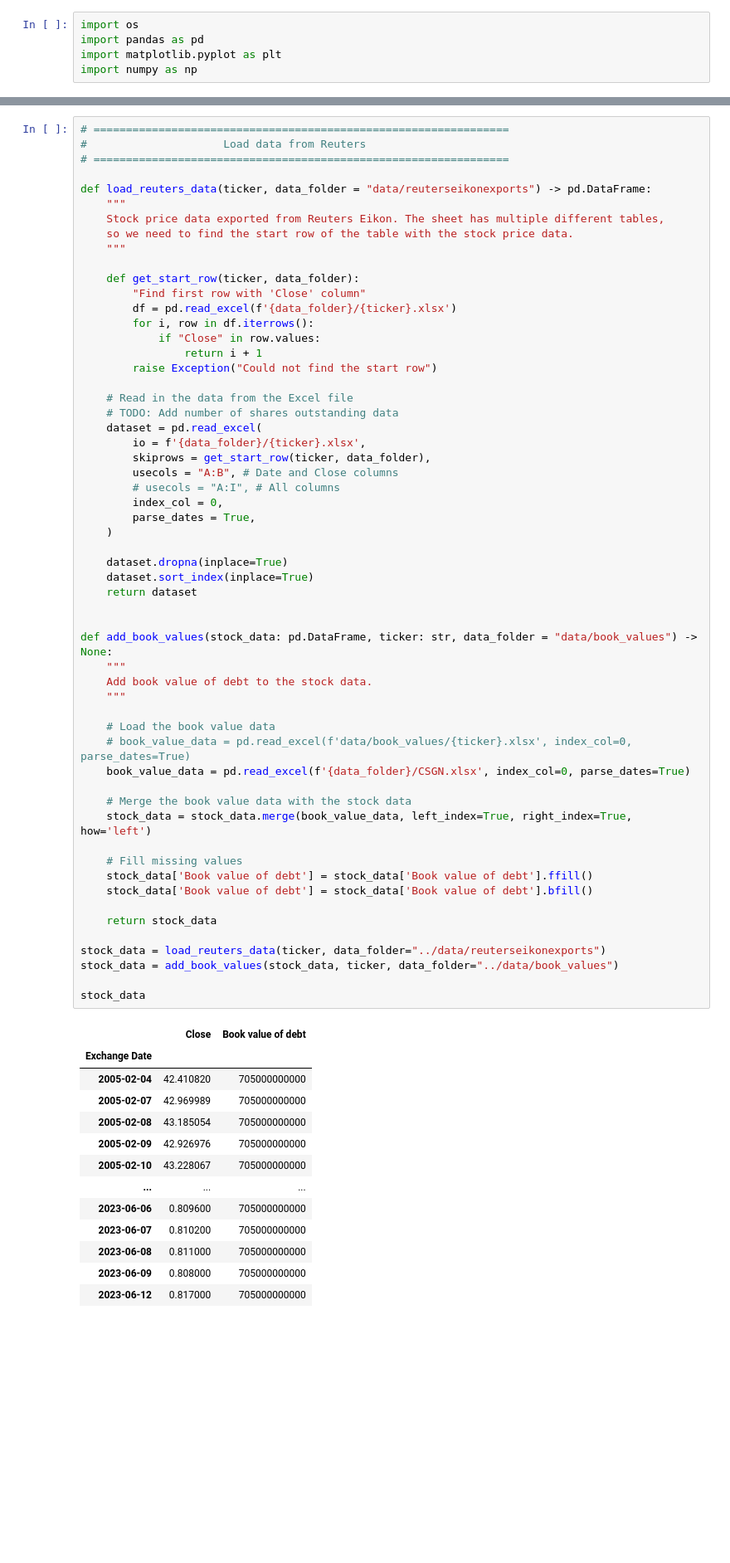
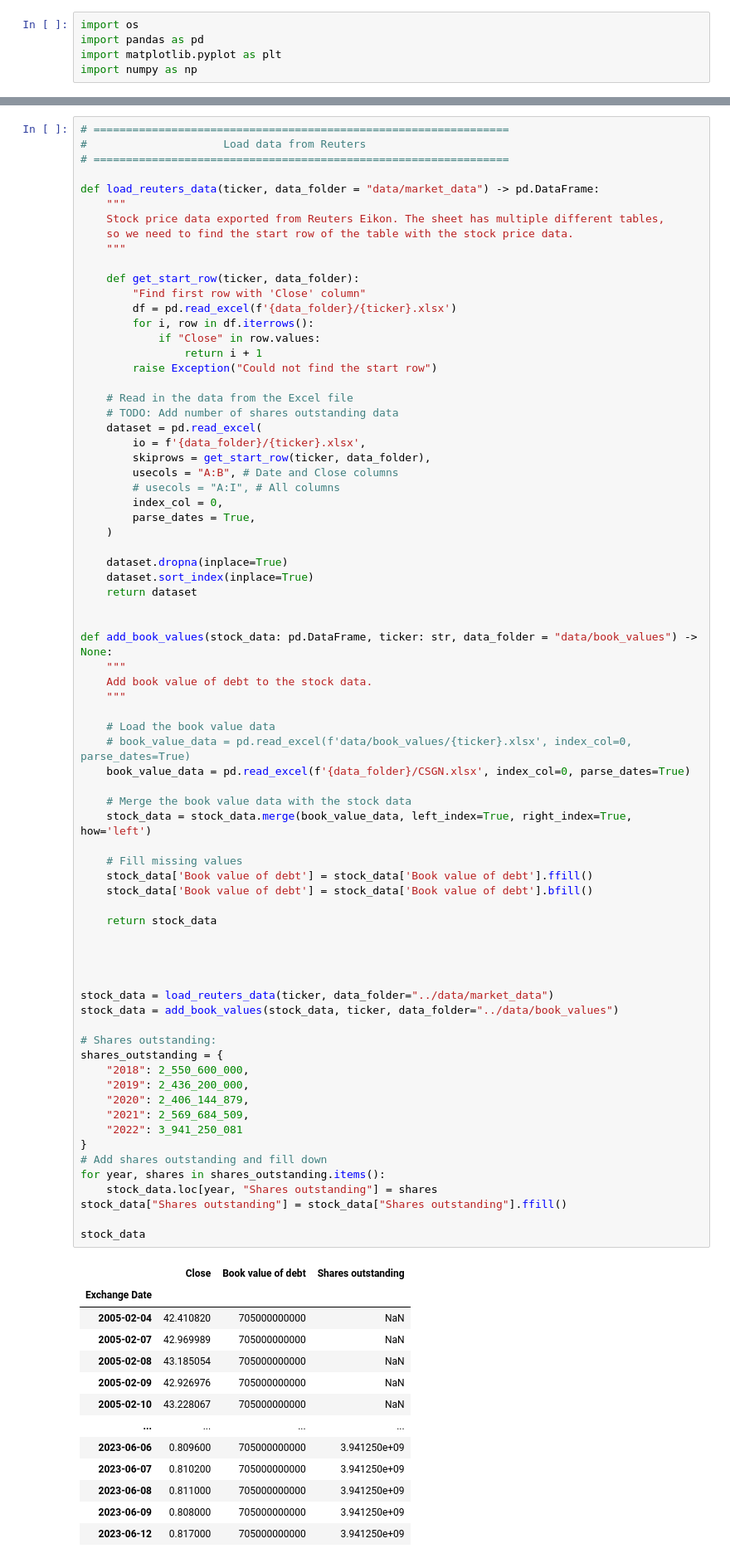
Before and after one commit to steinarb1234/DCL_coco_bond, a Jupyter notebook: src/main.ipynb, the cells around one changed output, grey strips where cells are left out. Shown: that part at 83% size. Drawn from its saved outputs; the diff is of its cells as text; blank space fills up the shorter version.

Commit message:
Updated book values

```diff
--- a/src/main.ipynb
+++ b/src/main.ipynb
@@ -41,7 +41,7 @@ L_c = 0.8    # Critical leverage ratio
 #                     Load data from Reuters
 # ================================================================
 
-def load_reuters_data(ticker, data_folder = "data/reuterseikonexports") -> pd.DataFrame:
+def load_reuters_data(ticker, data_folder = "data/market_data") -> pd.DataFrame:
     """
     Stock price data exported from Reuters Eikon. The sheet has multiple different tables,
     so we need to find the start row of the table with the stock price data.
@@ -66,44 +66,60 @@ def load_reuters_data(ticker, data_folder = "data/reuterseikonexports") -> pd.Da
         parse_dates = True,
     )
 
     dataset.dropna(inplace=True)
     dataset.sort_index(inplace=True)
     return dataset
 
 
 def add_book_values(stock_data: pd.DataFrame, ticker: str, data_folder = "data/book_values") -> None:
     """
     Add book value of debt to the stock data.
     """
 
     # Load the book value data
     # book_value_data = pd.read_excel(f'data/book_values/{ticker}.xlsx', index_col=0, parse_dates=True)
     book_value_data = pd.read_excel(f'{data_folder}/CSGN.xlsx', index_col=0, parse_dates=True)
 
     # Merge the book value data with the stock data
     stock_data = stock_data.merge(book_value_data, left_index=True, right_index=True, how='left')
 
     # Fill missing values
     stock_data['Book value of debt'] = stock_data['Book value of debt'].ffill()
     stock_data['Book value of debt'] = stock_data['Book value of debt'].bfill()
 
     return stock_data
 
-stock_data = load_reuters_data(ticker, data_folder="../data/reuterseikonexports")
+
+
+
+stock_data = load_reuters_data(ticker, data_folder="../data/market_data")
 stock_data = add_book_values(stock_data, ticker, data_folder="../data/book_values")
 
+# Shares outstanding:
+shares_outstanding = {
+    "2018": 2_550_600_000,
+    "2019": 2_436_200_000,
+    "2020": 2_406_144_879,
+    "2021": 2_569_684_509,
+    "2022": 3_941_250_081
+}
+# Add shares outstanding and fill down
+for year, shares in shares_outstanding.items():
+    stock_data.loc[year, "Shares outstanding"] = shares
+stock_data["Shares outstanding"] = stock_data["Shares outstanding"].ffill()
+
 stock_data
 # %% [output]
-|  | Close | Book value of debt |
-| Exchange Date |  |  |
-| 2005-02-04 | 42.410820 | 705000000000 |
-| 2005-02-07 | 42.969989 | 705000000000 |
-| 2005-02-08 | 43.185054 | 705000000000 |
-| 2005-02-09 | 42.926976 | 705000000000 |
-| 2005-02-10 | 43.228067 | 705000000000 |
-| ... | ... | ... |
-| 2023-06-06 | 0.809600 | 705000000000 |
-| 2023-06-07 | 0.810200 | 705000000000 |
-| 2023-06-08 | 0.811000 | 705000000000 |
-| 2023-06-09 | 0.808000 | 705000000000 |
-| 2023-06-12 | 0.817000 | 705000000000 |
+|  | Close | Book value of debt | Shares outstanding |
+| Exchange Date |  |  |  |
+| 2005-02-04 | 42.410820 | 705000000000 | NaN |
+| 2005-02-07 | 42.969989 | 705000000000 | NaN |
+| 2005-02-08 | 43.185054 | 705000000000 | NaN |
+| 2005-02-09 | 42.926976 | 705000000000 | NaN |
+| 2005-02-10 | 43.228067 | 705000000000 | NaN |
+| ... | ... | ... | ... |
+| 2023-06-06 | 0.809600 | 705000000000 | 3.941250e+09 |
+| 2023-06-07 | 0.810200 | 705000000000 | 3.941250e+09 |
+| 2023-06-08 | 0.811000 | 705000000000 | 3.941250e+09 |
+| 2023-06-09 | 0.808000 | 705000000000 | 3.941250e+09 |
+| 2023-06-12 | 0.817000 | 705000000000 | 3.941250e+09 |
```
Also changed, not shown: parts of 2 cells of this notebook, 8 other files.
